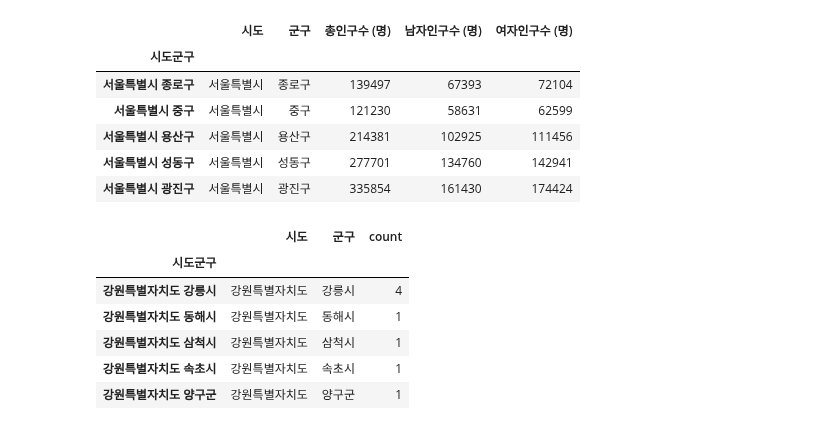
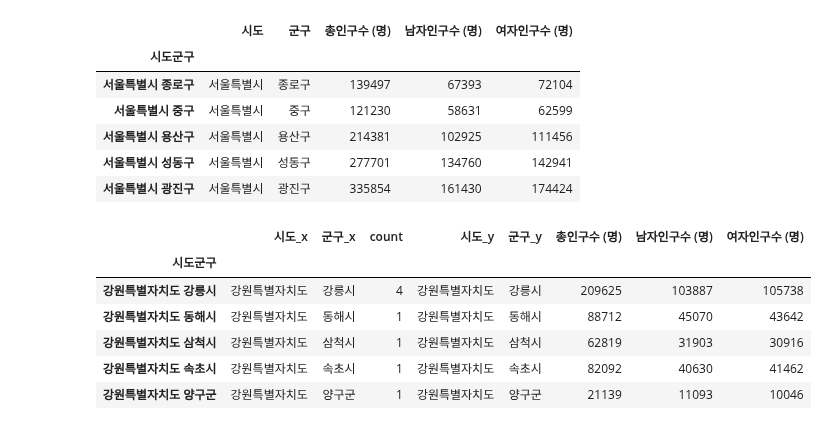
Before and after one commit to mimimioo/BigdataVisualization_analyze, a Jupyter notebook: 3-지도맵-통계/test2.ipynb, the cells around one changed output. Drawn from its saved outputs; the diff is of its cells as text; code cells hidden in the pictures.

```diff
--- a/3-지도맵-통계/test2.ipynb
+++ b/3-지도맵-통계/test2.ipynb
@@ -228,14 +228,18 @@ population.head()
 | 서울특별시 용산구 | 서울특별시 | 용산구 | 214381 | 102925 | 111456 |
 | 서울특별시 성동구 | 서울특별시 | 성동구 | 277701 | 134760 | 142941 |
 | 서울특별시 광진구 | 서울특별시 | 광진구 | 335854 | 161430 | 174424 |
-# %%
-# 데이터 병합 (내부 조인, 인덱스를 기준으로 )
-addr_group.head()
-# %% [output]
-|  | 시도 | 군구 | count |
-| 시도군구 |  |  |  |
-| 강원특별자치도 강릉시 | 강원특별자치도 | 강릉시 | 4 |
-| 강원특별자치도 동해시 | 강원특별자치도 | 동해시 | 1 |
-| 강원특별자치도 삼척시 | 강원특별자치도 | 삼척시 | 1 |
-| 강원특별자치도 속초시 | 강원특별자치도 | 속초시 | 1 |
-| 강원특별자치도 양구군 | 강원특별자치도 | 양구군 | 1 |
+# %%
+# 데이터 병합 (내부 조인, 인덱스를 기준으로, 같은 행 기준으로 합치기함.  )
+# 내부 조인 -> 인덱스를 기준으로, 시도군구의 행이 같은 것들만 모아서 합침.
+# 외부 조인 -> 같은행 상관없이 모두 합치기.
+addr_group.head()
+addr_population_merge = pd.merge(addr_group, population, how="inner", left_index=True, right_index=True)
+addr_population_merge.head()
+# %% [output]
+|  | 시도_x | 군구_x | count | 시도_y | 군구_y | 총인구수 (명) | 남자인구수 (명) | 여자인구수 (명) |
+| 시도군구 |  |  |  |  |  |  |  |  |
+| 강원특별자치도 강릉시 | 강원특별자치도 | 강릉시 | 4 | 강원특별자치도 | 강릉시 | 209625 | 103887 | 105738 |
+| 강원특별자치도 동해시 | 강원특별자치도 | 동해시 | 1 | 강원특별자치도 | 동해시 | 88712 | 45070 | 43642 |
+| 강원특별자치도 삼척시 | 강원특별자치도 | 삼척시 | 1 | 강원특별자치도 | 삼척시 | 62819 | 31903 | 30916 |
+| 강원특별자치도 속초시 | 강원특별자치도 | 속초시 | 1 | 강원특별자치도 | 속초시 | 82092 | 40630 | 41462 |
+| 강원특별자치도 양구군 | 강원특별자치도 | 양구군 | 1 | 강원특별자치도 | 양구군 | 21139 | 11093 | 10046 |
```
Also changed, not shown: parts of 3 cells of this notebook.
